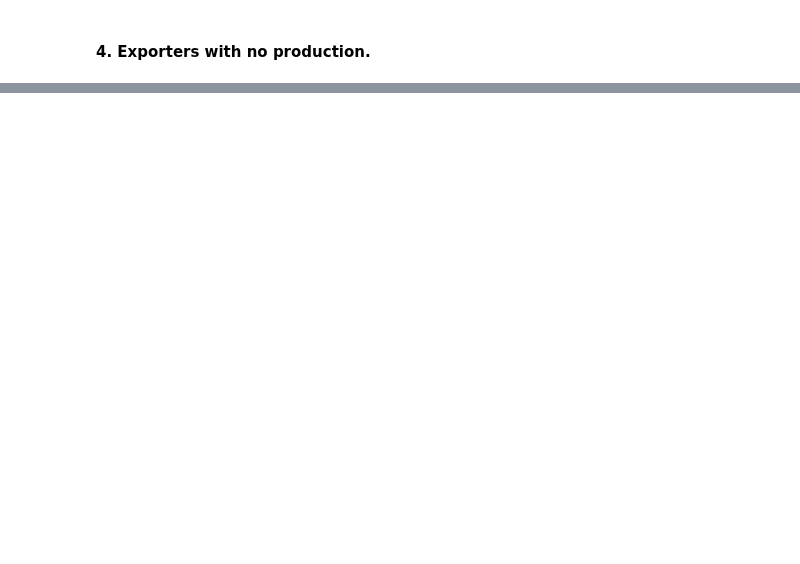
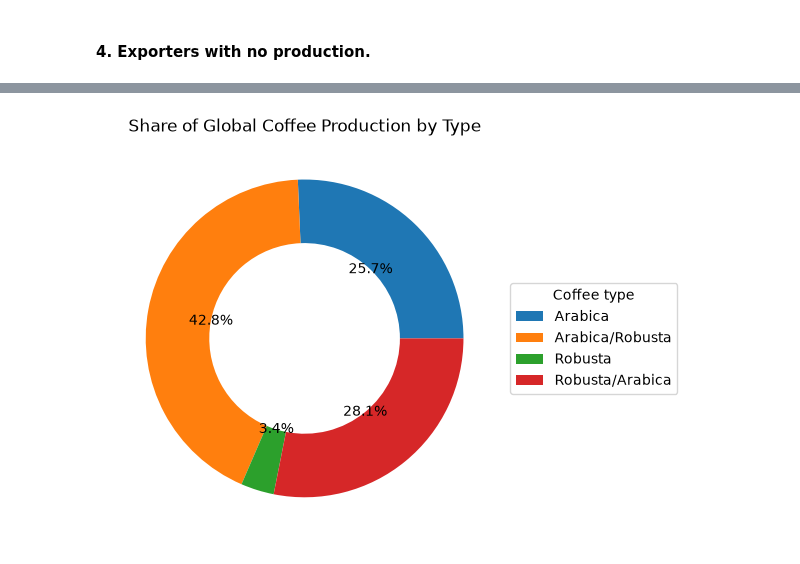
Before and after one commit to elbi3/data-science-class, a Jupyter notebook: week04/coffee-cleaning/coffee_cleaning_analysis.ipynb, the cells around one changed output, grey strips where cells are left out. Saved outputs shown, nothing was run; the diff lists cells and outputs as text; code cells hidden in the pictures; blank space fills up the shorter version.

```diff
--- a/week04/coffee-cleaning/coffee_cleaning_analysis.ipynb
+++ b/week04/coffee-cleaning/coffee_cleaning_analysis.ipynb
@@ -541,2 +728,12 @@ KeyError: -1
 # %% [markdown]
 #### 3. Production by coffee type.
+# %%
+print(coffee_prod["Coffee type"].value_counts())
+
+by_type = coffee_prod.groupby("Coffee type")["Total_production"].sum()
+type_share = by_type / by_type.sum() #percentages
+ratio = by_type / by_type.min() #x to 1 comparison, need for donut chart
+
+print(by_type)
+print(type_share.round(3))
+print(ratio.round(2))
@@ -546,0 +793,9 @@ KeyError: -1
+# %%
+plt.figure(figsize=(6, 6))
+plt.pie(type_share.values, autopct="%1.1f%%", wedgeprops=dict(width=0.4))
+plt.title("Share of Global Coffee Production by Type")
+plt.legend(type_share.index, title="Coffee type", loc="center left", bbox_to_anchor=(1, 0.5))
+plt.tight_layout()
+plt.show()
+# %% [output]
+[figure, added]
```
Also changed, not shown: parts of 32 cells of this notebook, 1 other file.
